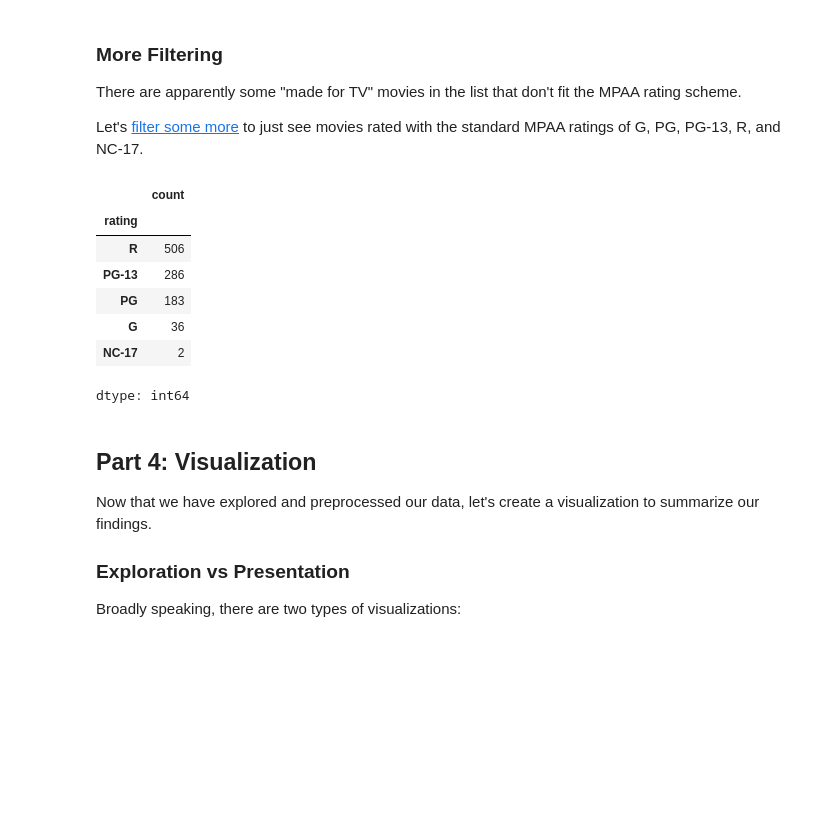
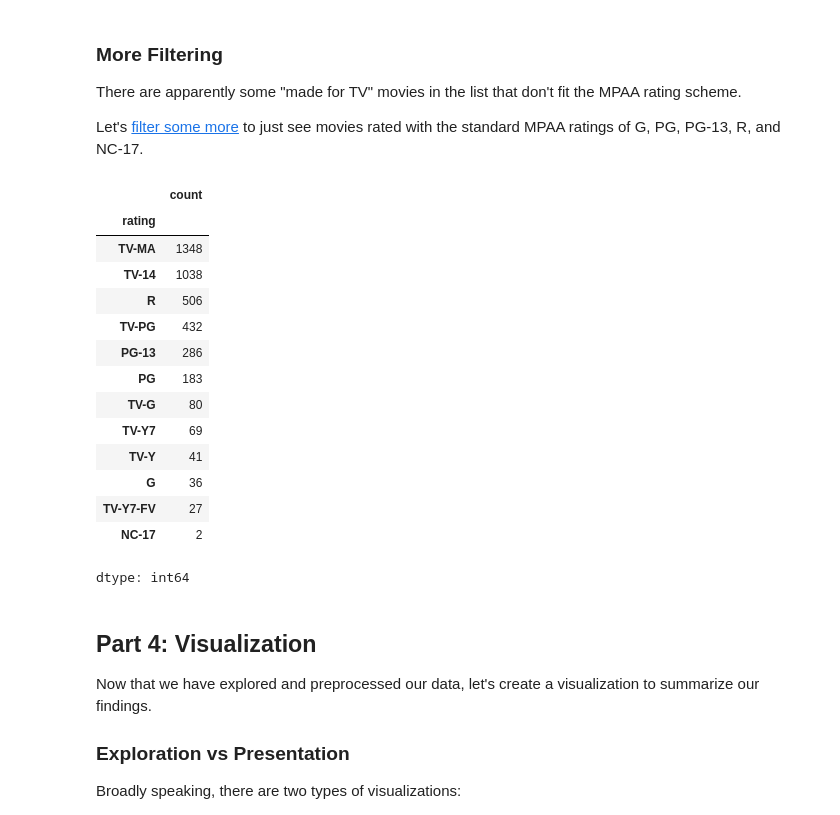
Before and after one commit to SimonRandall/cse210-projects, a Jupyter notebook: notebooks/Exploration_01.ipynb, the cells around one changed output. Saved outputs shown, nothing was run; the diff lists cells and outputs as text; code cells hidden in the pictures; blank space fills up the shorter version.

```diff
--- a/notebooks/Exploration_01.ipynb
+++ b/notebooks/Exploration_01.ipynb
@@ -131,17 +131,27 @@ Let's [filter some more](https://pandas.pydata.org/docs/getting_started/intro_tu
 # %%
 # Filter the list of movies to select a new subset containing only movies with
 # a standard MPAA rating. Calculate how many rows are in this new set, and
 # then see which ratings appear most often.
-mpaa_list = movies[movies['rating'].isin(['G','PG','PG-13','R','NC-17'])]
-rating_type = mpaa_list['rating'].value_counts()
-rating_type
+#mpaa_list = movies[movies['rating'].isin(['G','PG','PG-13','R','NC-17'])]
+#rating_type = mpaa_list['rating'].value_counts()
+mpaa_list = movies[movies['rating'].isin(['G','PG','PG-13','R','NC-17','TV-MA','TV-14','TV-PG','TV-G','TV-Y7','TV-Y','TV-Y7-FV'])]
+rating_type = mpaa_list_beyond['rating'].value_counts()
+#rating_type
+rating_type_beyond
 # %% [output]
 |  | count |
 | rating |  |
+| TV-MA | 1348 |
+| TV-14 | 1038 |
 | R | 506 |
+| TV-PG | 432 |
 | PG-13 | 286 |
 | PG | 183 |
+| TV-G | 80 |
+| TV-Y7 | 69 |
+| TV-Y | 41 |
 | G | 36 |
+| TV-Y7-FV | 27 |
 | NC-17 | 2 |
 dtype: int64
 # %% [markdown]
```
Also changed, not shown: parts of 7 cells of this notebook.
